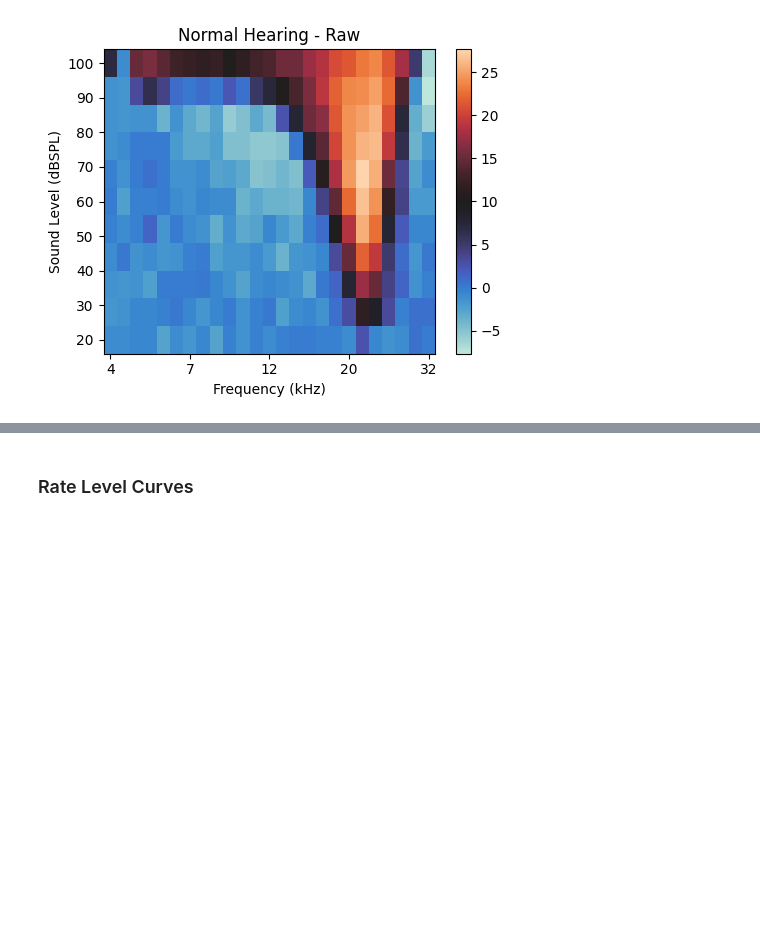
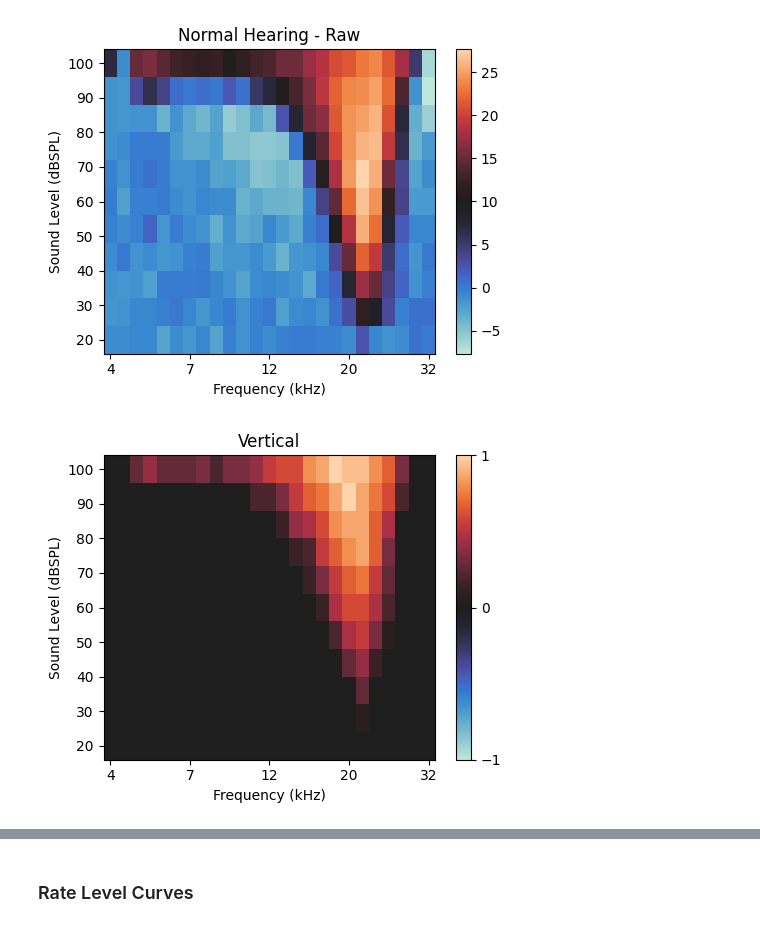
Before and after one commit to kedoxey/DCN_model, a Jupyter notebook: notebooks/SPC_network.ipynb, the cells around one changed output, grey strips where cells are left out. Drawn from its saved outputs; the diff is of its cells as text; code cells hidden in the pictures; blank space fills up the shorter version.

```diff
--- a/notebooks/SPC_network.ipynb
+++ b/notebooks/SPC_network.ipynb
@@ -338,3 +379,34 @@ fig.colorbar(im)  #, ticks=[-1,0,1])
 fig.tight_layout()
 # %% [output]
 [figure]
+# %%
+cell_type = 'tuberculoventral'
+cell_id = 3831
+
+v_matrix = get_response_map(levels, freqs, results_od, stimpar['baseline'], stimpar['response'], cell_type, cell_id)
+
+cmap = sns.color_palette("icefire", as_cmap=True)
+# cmap = cm.twilight
+
+fig, axs = plt.subplots(1,1,figsize=(5,4))  #, layout='constrained')
+
+# matrix = data_norm['matrix']
+# matrix_norm = 2*((matrix - np.min(matrix))/(np.max(matrix) - np.min(matrix))) - 1
+matrix_norm = v_matrix / np.max(np.abs(v_matrix))
+im = axs.pcolormesh(freqs_log, levels, matrix_norm, cmap=cmap, vmin=-1, vmax=1)
+axs.set_title('Normal')
+axs.set_ylabel('Sound Level (dBSPL)')
+axs.set_xticks([freqs_log[i] for i in [0, 6, 12, 18, 24]])
+axs.set_xticklabels([4, 7, 12, 20, 32])
+
+# title = 'Hearing Loss' if 'loss' in self.hearing else 'Normal Hearing'
+axs.set_title('Vertical')
+axs.set_xlabel('Frequency (kHz)')
+
+fig.colorbar(im, ticks=[-1,0,1])
+# fig.set_dpi(200)
+fig.tight_layout()
+fig.savefig('SPC_III_22kHz-vertical-response_map.png', dpi=300)
+fig.savefig('SPC_III_22kHz-vertical-response_map.pdf', dpi=300)
+# %% [output]
+[figure, added]
```
Also changed, not shown: parts of 33 cells of this notebook, 40 other files.
